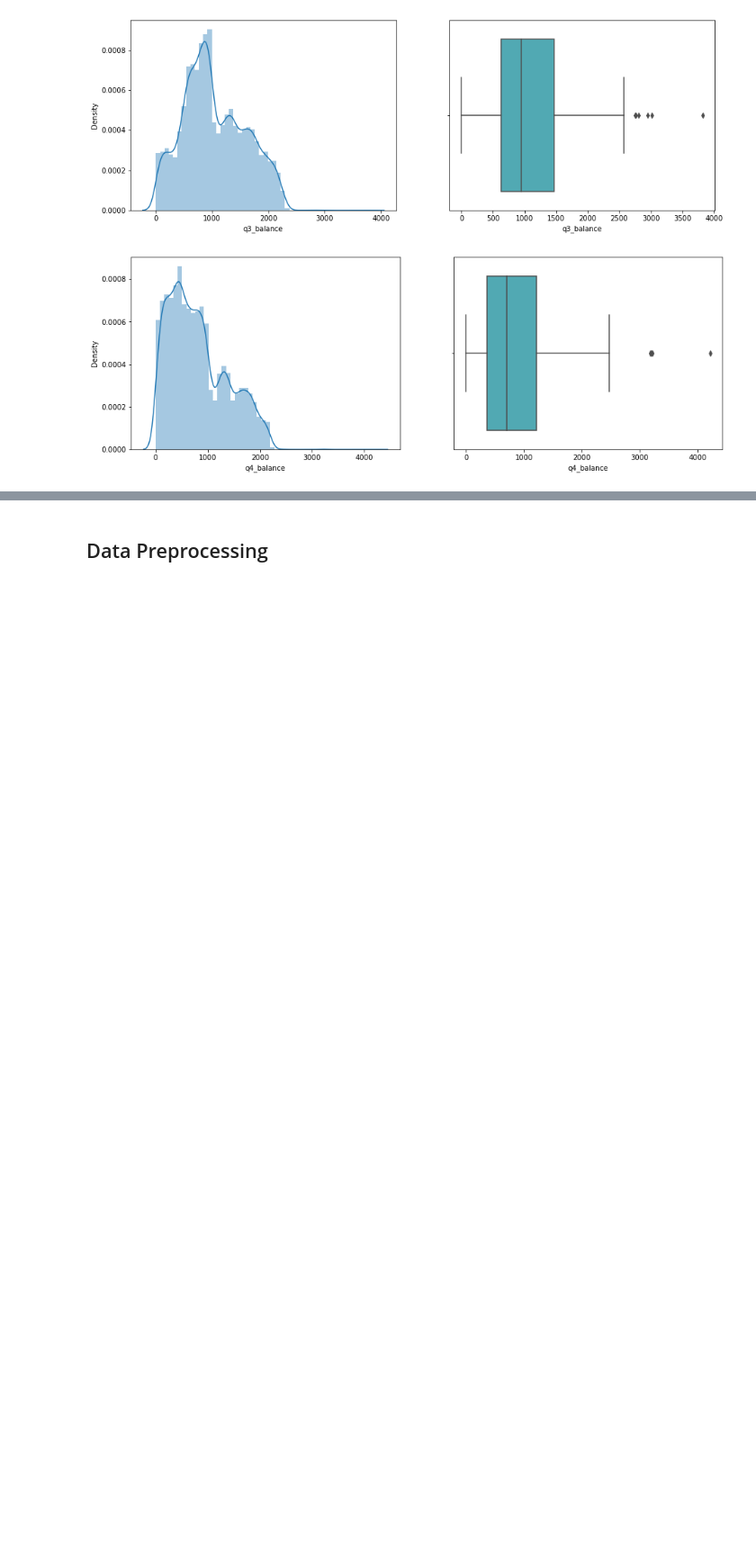
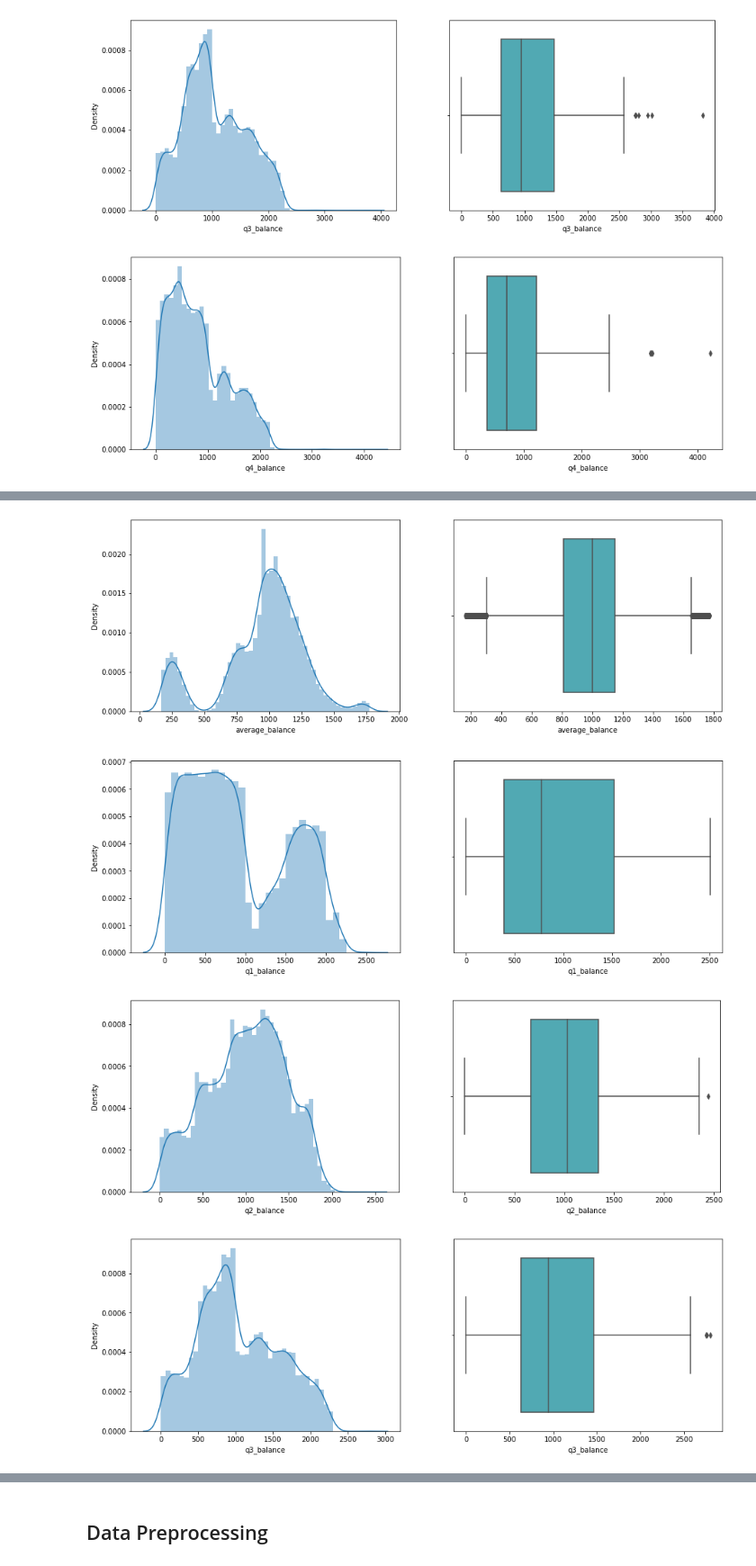
Before and after one commit to nataschaberg/mid_data_classification, a Jupyter notebook: initial_setup.ipynb, the cells around one changed output, grey strips where cells are left out. Shown at 90% size. Drawn from its saved outputs; the diff is of its cells as text; code cells hidden in the pictures; blank space fills up the shorter version.

Commit message:
add parts from mattia & improved outlier handling

```diff
--- a/initial_setup.ipynb
+++ b/initial_setup.ipynb
@@ -170,0 +162,6 @@ Name: offer_accepted, dtype: int64
+# %%
+# Checking frequency of data
+# There is some imbalance
+for col in df.select_dtypes('object').columns:
+    print(df[col].value_counts())
+    print()
@@ -192,0 +293,4 @@ for col in df.select_dtypes('number'):
+# %%
+skip_features = ['household_size', 'bank_accounts_open', 'credit_cards_held', 'homes_owned']
+cor = CustomOutlierRemover(outlier_threshold=1.7, skip_features=skip_features)
+df_ = cor.clean(df)
@@ -192,0 +309,13 @@ for col in df.select_dtypes('number'):
+# %%
+for item in cor.detected_outliers_:
+    fig, ax = plt.subplots(1, 2, figsize=(15, 5))
+
+    sns.distplot(df_[item['column']], ax=ax[0])
+
+    sns.boxplot(x=df_[item['column']], data=df_, palette='YlGnBu', ax=ax[1])
+    plt.show()
+# %% [output]
+[figure, added]
+[figure, added]
+[figure, added]
+[figure, added]
```
Also changed, not shown: parts of 22 cells of this notebook.
